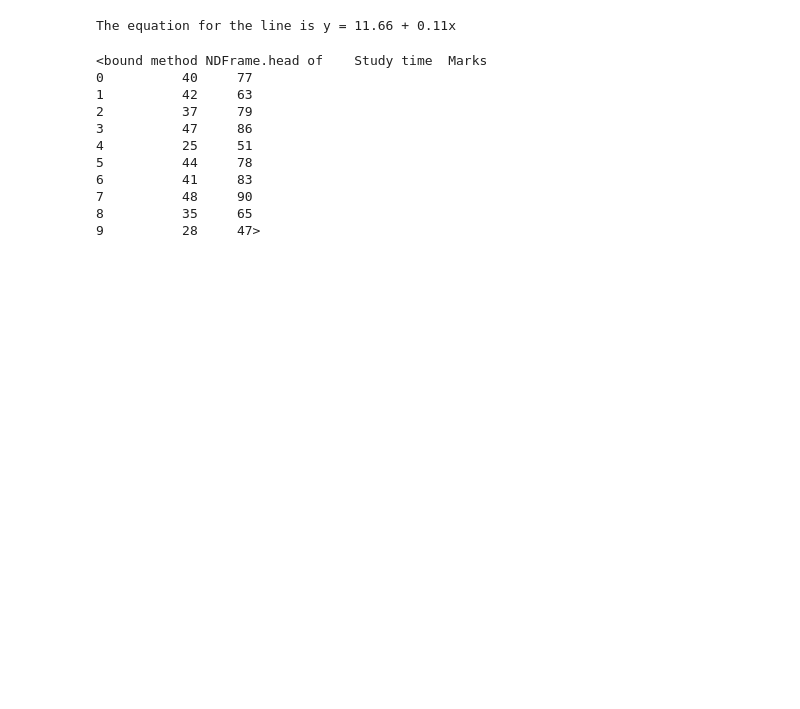
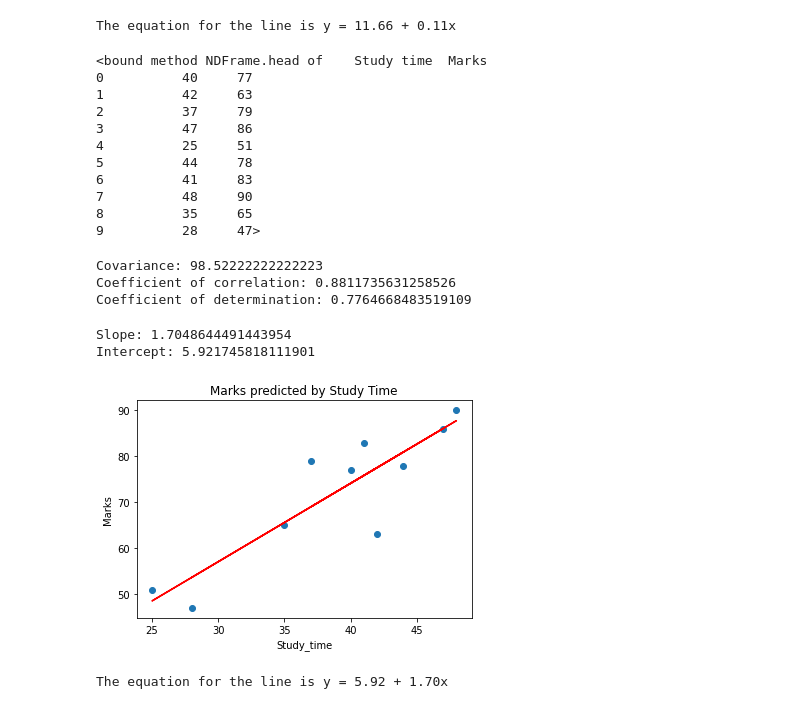
Before and after one commit to louisehviid/KM2023, a Jupyter notebook: Workshop3_descriptive_stats_løsninger.ipynb, the cells around one changed output. Cells and saved outputs as stored; diff of their text form; code cells hidden in the pictures; blank space fills up the shorter version.

```diff
--- a/Workshop3_descriptive_stats_løsninger.ipynb
+++ b/Workshop3_descriptive_stats_løsninger.ipynb
@@ -491,3 +492,67 @@ data.head
 7          48     90
 8          35     65
 9          28     47>
+# %%
+#Rename the column
+data.rename(columns={'Study time': 'Study_time'}, inplace=True)
+# %%
+# Beregn covariance
+covariance = data.cov().loc["Study_time", "Marks"]
+print("Covariance:", covariance)
+
+# Beregn coefficient of correlation
+correlation = data.corr().loc["Study_time", "Marks"]
+print("Coefficient of correlation:", correlation)
+
+# Beregn coefficient of determination
+determination = correlation**2
+print("Coefficient of determination:", determination)
+# %% [output]
+Covariance: 98.52222222222223
+Coefficient of correlation: 0.8811735631258526
+Coefficient of determination: 0.7764668483519109
+# %%
+#Beregn og tegn tendenslinjen
+import matplotlib.pyplot as plt
+
+## Select the columns to use as x and y data
+x = data["Study_time"]
+y = data["Marks"]
+
+# Calculate the least squares line
+marks_mean = data["Marks"].mean()
+study_time_mean = data["Study_time"].mean()
+
+num = ((data["Study_time"] - study_time_mean) * (data["Marks"] - marks_mean)).sum()
+den = ((data["Study_time"] - study_time_mean)**2).sum()
+
+slope = num / den
+print("Slope:", slope)
+
+intercept = marks_mean - slope * study_time_mean
+print("Intercept:", intercept)
+
+# Use the line to make predictions
+predictions = intercept + slope * data["Study_time"]
+
+# Plot the data
+plt.scatter(x,y)
+
+# Plot the line
+plt.plot(data["Study_time"], predictions, color='red')
+plt.xlabel("Study_time")
+plt.ylabel("Marks")
+plt.title("Marks predicted by Study Time")
+
+# Show the plot
+plt.show()
+# %% [output]
+Slope: 1.7048644491443954
+Intercept: 5.921745818111901
+[figure, added]
+# %%
+#Print tendenslinjen til at lave beregninger ...
+
+print("The equation for the line is y = {:.2f} + {:.2f}x".format(intercept, slope))
+# %% [output]
+The equation for the line is y = 5.92 + 1.70x
```
Also changed, not shown: parts of 1 cell of this notebook.
